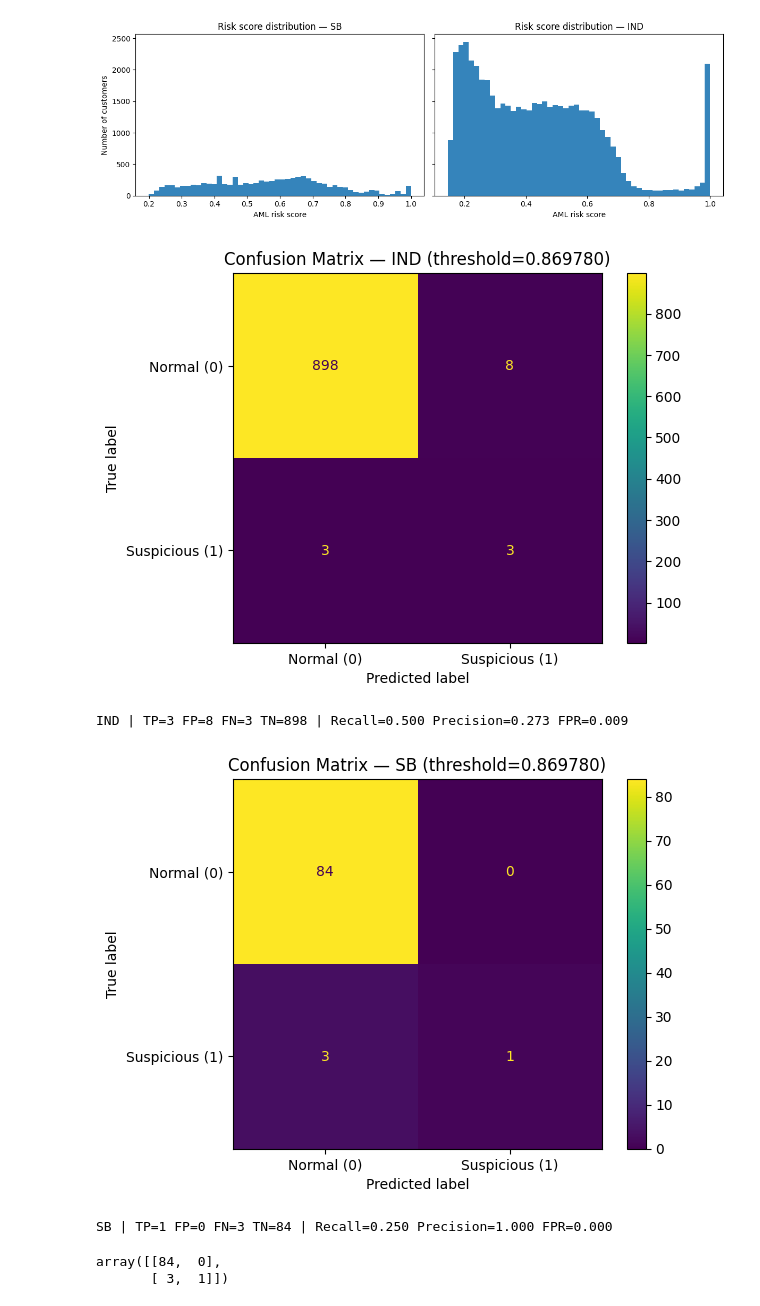
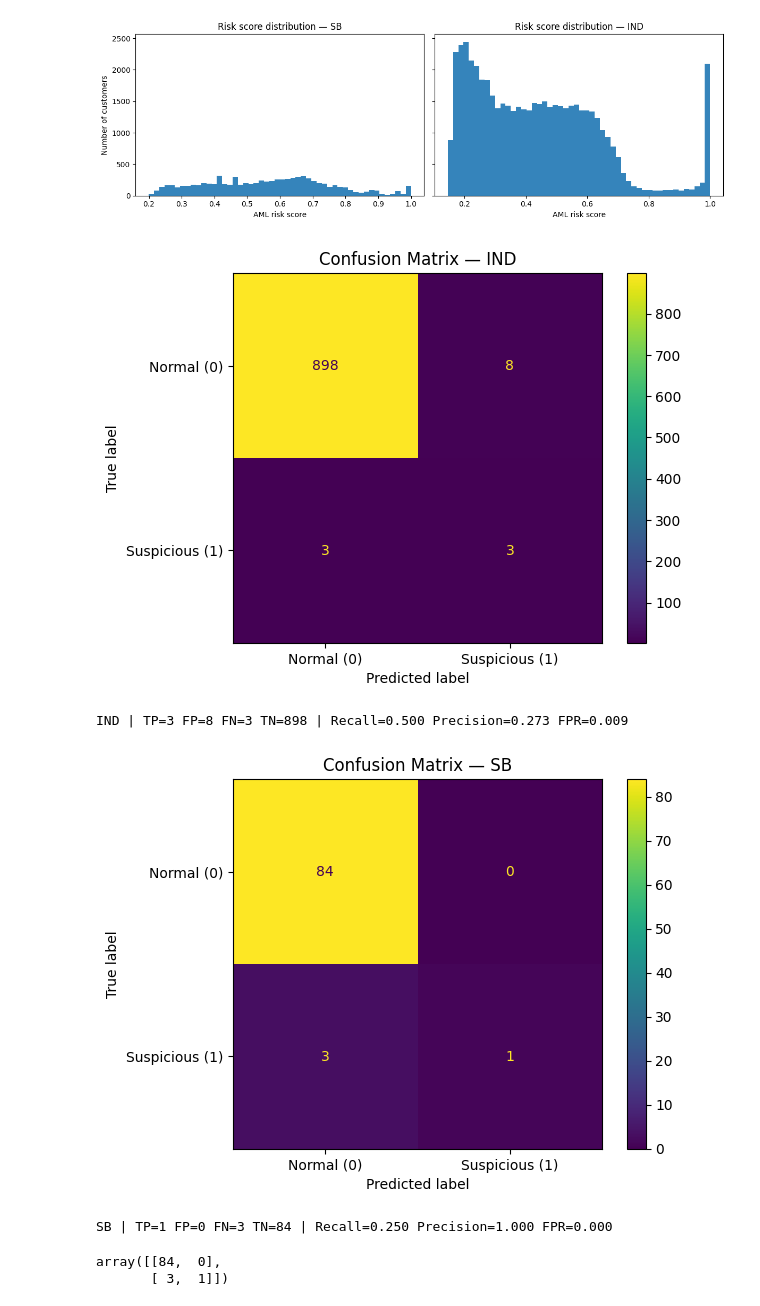
Before and after one commit to GuanlinTony/IMI_Case_Codes, a Jupyter notebook: Tony_Semi_supervised_AutoEncoderNN_clustering_v7.ipynb, the cells around one changed output. Drawn from its saved outputs; the diff is of its cells as text; code cells hidden in the pictures.

```diff
--- a/Tony_Semi_supervised_AutoEncoderNN_clustering_v7.ipynb
+++ b/Tony_Semi_supervised_AutoEncoderNN_clustering_v7.ipynb
@@ -689,37 +691,37 @@ best_thr = globals().get("chosen_t", None)
 if best_thr is None:
     raise NameError("Global threshold (chosen_t) not found. Make sure the threshold-selection cell ran and defines chosen_t.")
 
 eval_view = scores.merge(df[[ID_COL, "customer_type", LABEL_COL]], on=ID_COL, how="left")
 eval_view = eval_view[eval_view[LABEL_COL].notna()].copy()
 eval_view[LABEL_COL] = eval_view[LABEL_COL].astype(int)
 
 def plot_cm_for_type(cust_type):
     sub = eval_view[eval_view["customer_type"] == cust_type].copy()
     if len(sub) == 0 or sub[LABEL_COL].nunique() < 2:
         print(f"{cust_type}: not enough labeled data (need both classes 0/1).")
         return None
     y_true = sub[LABEL_COL].values
     y_pred = (sub["risk_score"].values >= best_thr).astype(int)
     cm = confusion_matrix(y_true, y_pred, labels=[0,1])
 
     disp = ConfusionMatrixDisplay(cm, display_labels=["Normal (0)", "Suspicious (1)"])
     disp.plot(values_format="d")
-    plt.title(f"Confusion Matrix — {cust_type} (threshold={best_thr:.6f})")
+    plt.title(f"Confusion Matrix — {cust_type}")
     plt.show()
 
     tn, fp, fn, tp = cm.ravel()
     recall = tp/(tp+fn+1e-12)
     fpr = fp/(fp+tn+1e-12)
     precision = tp/(tp+fp+1e-12)
     print(f"{cust_type} | TP={tp} FP={fp} FN={fn} TN={tn} | Recall={recall:.3f} Precision={precision:.3f} FPR={fpr:.3f}")
     return cm
 
 plot_cm_for_type("IND")
 plot_cm_for_type("SB")
 # %% [output]
-[figure, old version]
+[figure, new version]
 IND | TP=3 FP=8 FN=3 TN=898 | Recall=0.500 Precision=0.273 FPR=0.009
-[figure, old version]
+[figure, new version]
 SB | TP=1 FP=0 FN=3 TN=84 | Recall=0.250 Precision=1.000 FPR=0.000
 array([[84,  0],
        [ 3,  1]])
```
Also changed, not shown: parts of 3 cells of this notebook.
